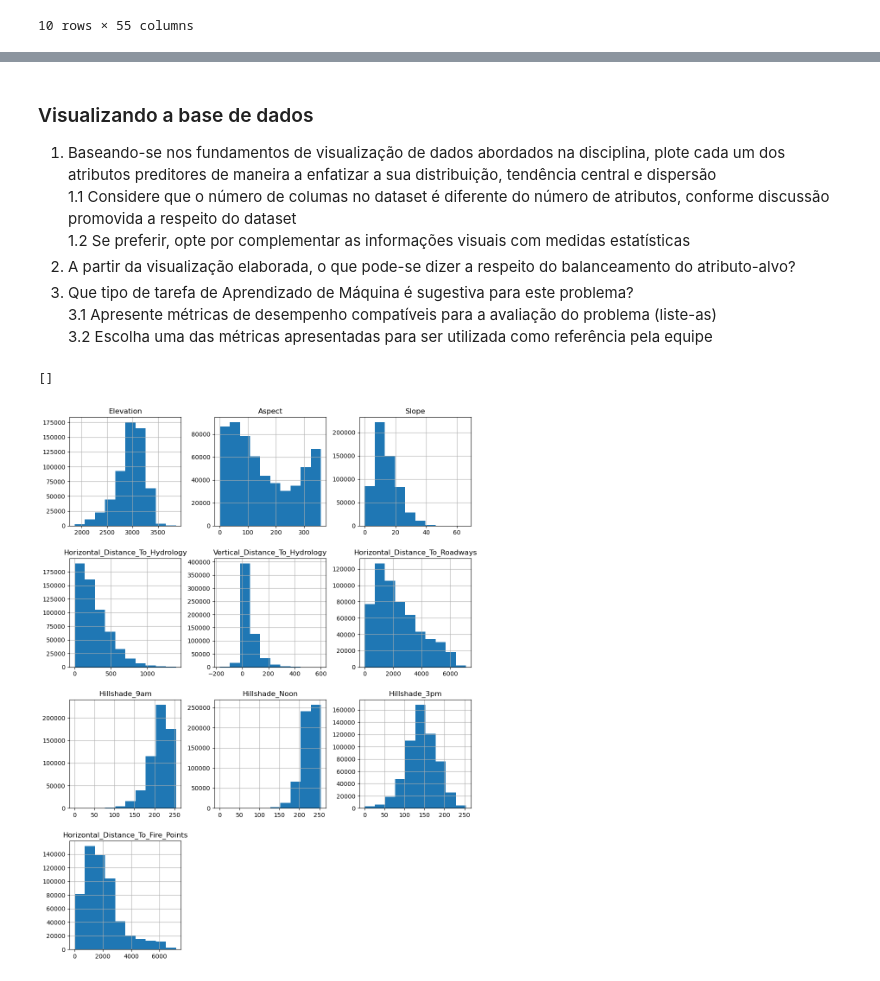
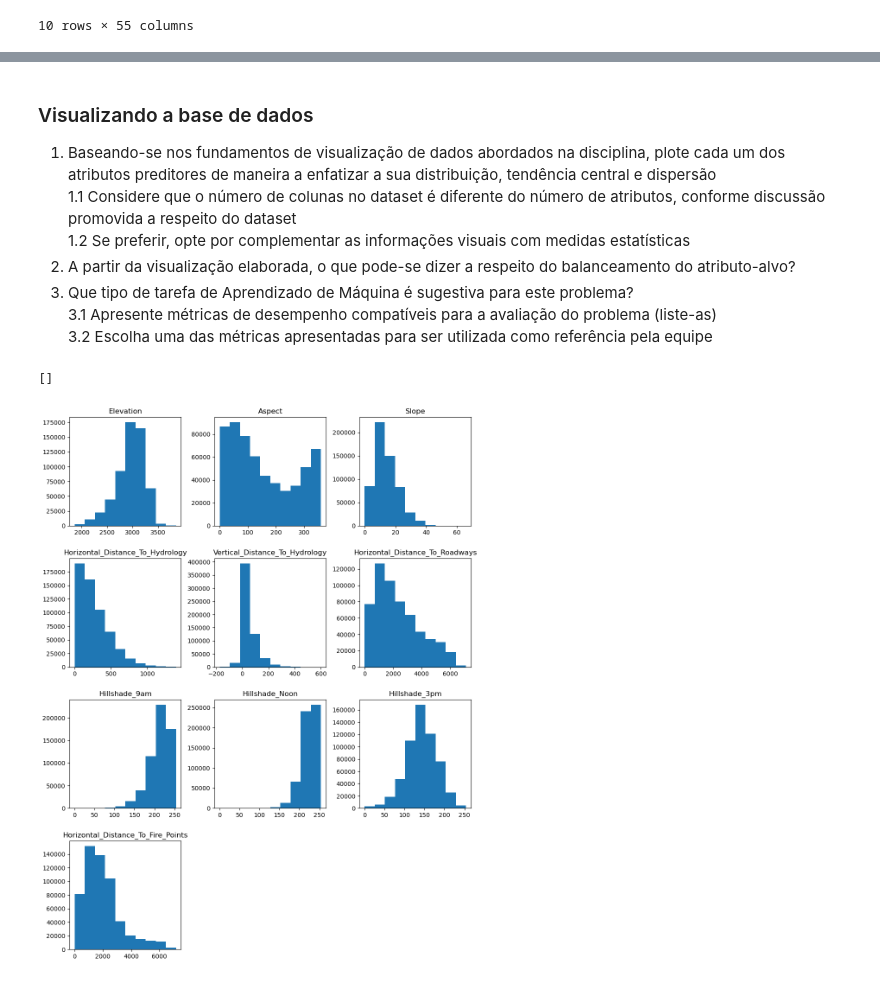
Before and after one commit to DioGS17/RNA-2025, a Jupyter notebook: PP2.2.1 - Conhecendo o Conjunto de Dados.ipynb, the cells around one changed output, grey strips where cells are left out. Saved outputs shown, nothing was run; the diff lists cells and outputs as text; code cells hidden in the pictures.

```diff
--- a/PP2.2.1 - Conhecendo o Conjunto de Dados.ipynb
+++ b/PP2.2.1 - Conhecendo o Conjunto de Dados.ipynb
@@ -117,18 +124,28 @@ dtype: int64
 ### Visualizando a base de dados
 
 1. Baseando-se nos fundamentos de visualização de dados abordados na disciplina, plote cada um dos atributos preditores de maneira a enfatizar a sua distribuição, tendência central e dispersão
-1.1 Considere que o número de columas no dataset é diferente do número de atributos, conforme discussão promovida a respeito do dataset
+1.1 Considere que o número de colunas no dataset é diferente do número de atributos, conforme discussão promovida a respeito do dataset
 1.2 Se preferir, opte por complementar as informações visuais com medidas estatísticas
 2. A partir da visualização elaborada, o que pode-se dizer a respeito do balanceamento do atributo-alvo?
 3. Que tipo de tarefa de Aprendizado de Máquina é sugestiva para este problema?
 3.1 Apresente métricas de desempenho compatíveis para a avaliação do problema (liste-as)
 3.2 Escolha uma das métricas apresentadas para ser utilizada como referência pela equipe
+# %%
+columns_num=['Elevation','Aspect', 'Slope', 'Horizontal_Distance_To_Hydrology', 'Vertical_Distance_To_Hydrology',
+            'Horizontal_Distance_To_Roadways', 'Hillshade_9am', 'Hillshade_Noon', 'Hillshade_3pm',
+            'Horizontal_Distance_To_Fire_Points']
+
+columns_soil=['Soil_Type1', 'Soil_Type2', 'Soil_Type3', 'Soil_Type4', 'Soil_Type5', 'Soil_Type6', 'Soil_Type7',
+              'Soil_Type8', 'Soil_Type9', 'Soil_Type10', 'Soil_Type11', 'Soil_Type12', 'Soil_Type13', 'Soil_Type14',
+              'Soil_Type15', 'Soil_Type16', 'Soil_Type17', 'Soil_Type18', 'Soil_Type19', 'Soil_Type20', 'Soil_Type21',
+              'Soil_Type22', 'Soil_Type23', 'Soil_Type24', 'Soil_Type25', 'Soil_Type26', 'Soil_Type27', 'Soil_Type28',
+              'Soil_Type29', 'Soil_Type30', 'Soil_Type31', 'Soil_Type32', 'Soil_Type33', 'Soil_Type34', 'Soil_Type35',
+              'Soil_Type36', 'Soil_Type37', 'Soil_Type38', 'Soil_Type39', 'Soil_Type40',]
+
+columns_wild=['Wilderness_Area1', 'Wilderness_Area2', 'Wilderness_Area3', 'Wilderness_Area4']
 # %%
-df.hist(figsize=(12, 16),column=[
-    'Elevation','Aspect', 'Slope', 'Horizontal_Distance_To_Hydrology', 'Vertical_Distance_To_Hydrology',
-    'Horizontal_Distance_To_Roadways', 'Hillshade_9am', 'Hillshade_Noon', 'Hillshade_3pm',
-    'Horizontal_Distance_To_Fire_Points'])
+df.hist(figsize=(12, 16), column=columns_num, grid=False)
 plt.plot()
 # %% [output]
 []
-[figure, old version]
+[figure, new version]
```
Also changed, not shown: parts of 15 cells of this notebook, 1 other file.
